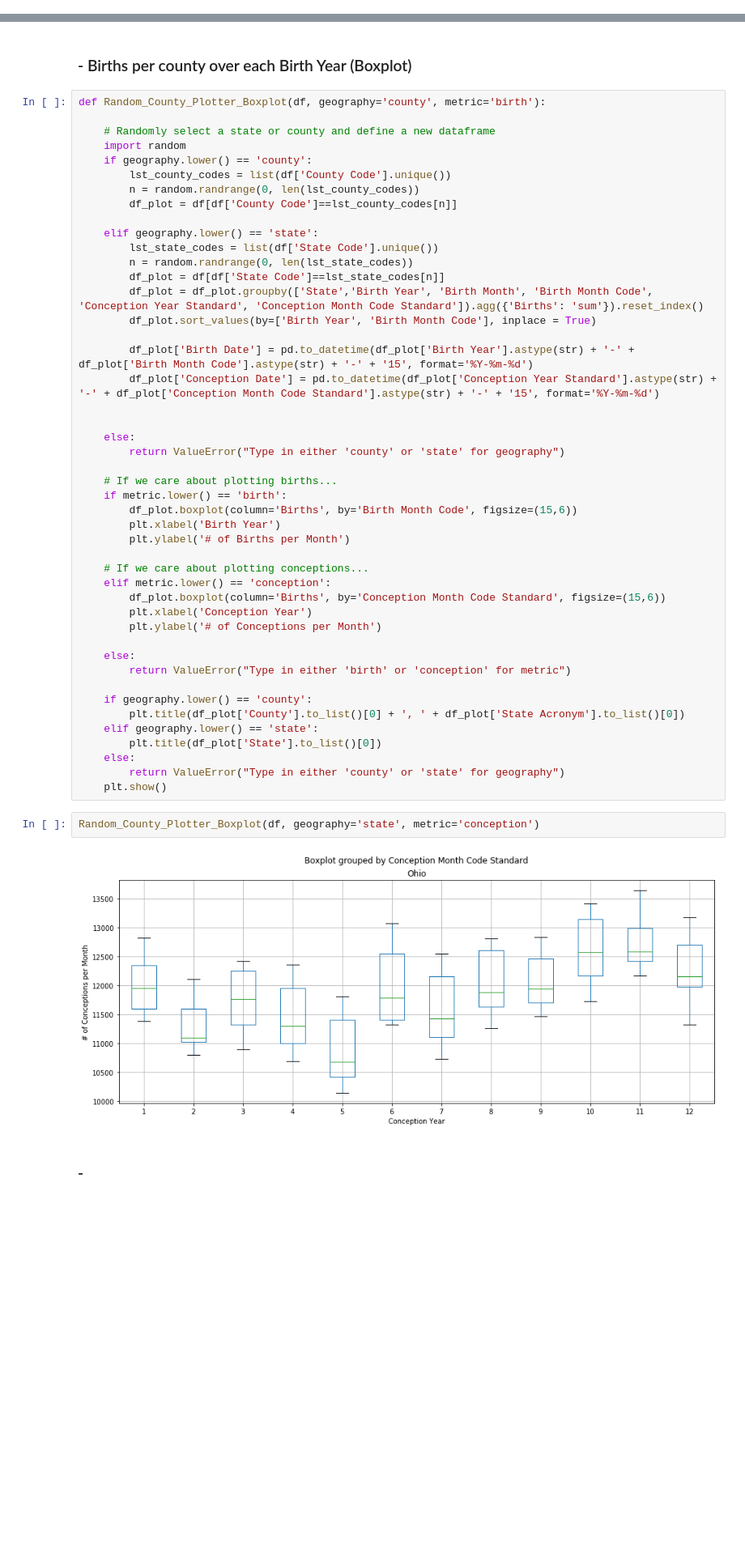
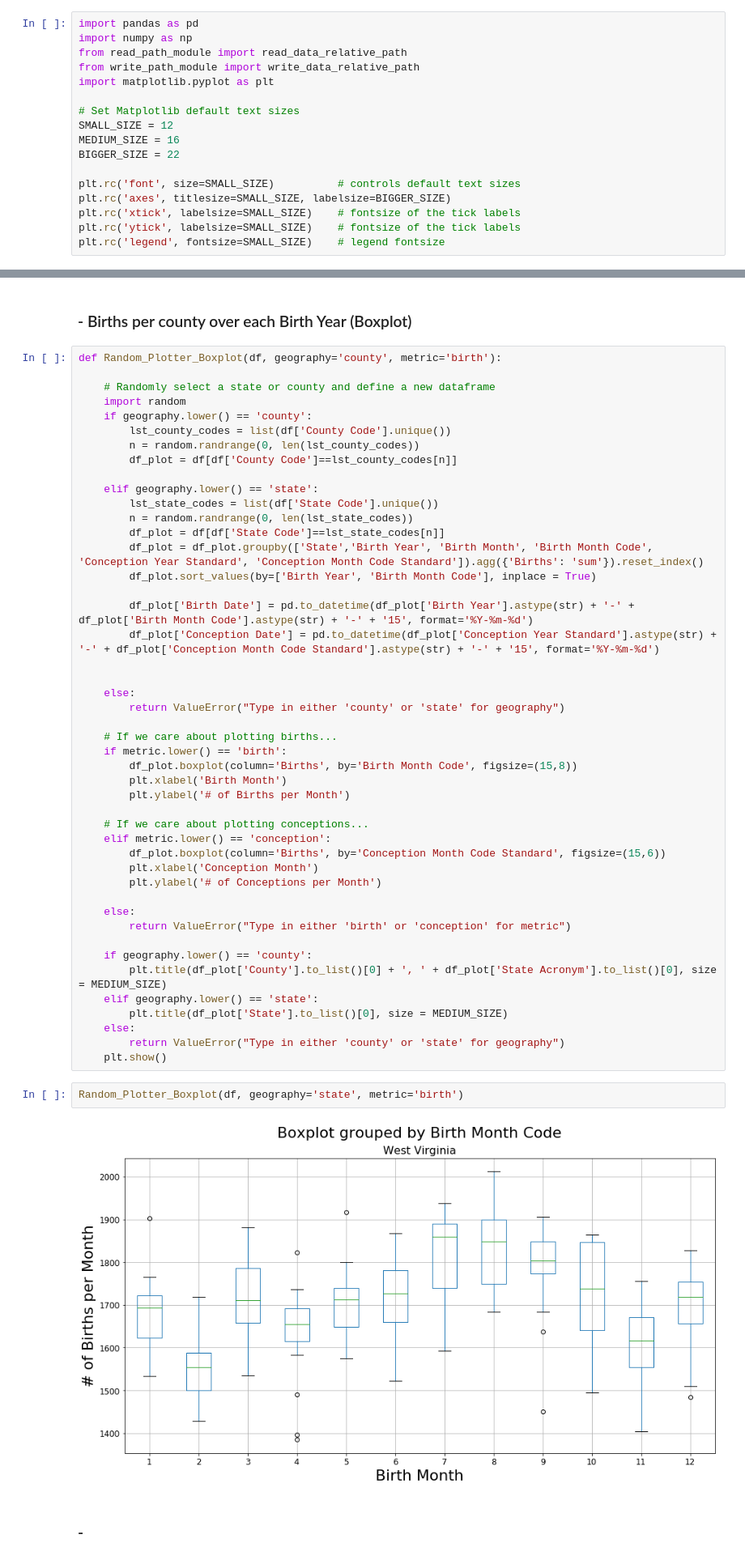
Before and after one commit to Data-Science-Link/Baby_Boom, a Jupyter notebook: scripts/EDA.ipynb, the cells around one changed output, grey strips where cells are left out. Shown: that part at 81% size. Cells and saved outputs as stored; diff of their text form; blank space fills up the shorter version.

```diff
--- a/scripts/EDA.ipynb
+++ b/scripts/EDA.ipynb
@@ -7,3 +1,20 @@ from write_path_module import write_data_relative_path
+# %%
+import pandas as pd
+import numpy as np
+from read_path_module import read_data_relative_path
+from write_path_module import write_data_relative_path
+import matplotlib.pyplot as plt
+
+# Set Matplotlib default text sizes
+SMALL_SIZE = 12
+MEDIUM_SIZE = 16
+BIGGER_SIZE = 22
+
+plt.rc('font', size=SMALL_SIZE)          # controls default text sizes
+plt.rc('axes', titlesize=SMALL_SIZE, labelsize=BIGGER_SIZE)
+plt.rc('xtick', labelsize=SMALL_SIZE)    # fontsize of the tick labels
+plt.rc('ytick', labelsize=SMALL_SIZE)    # fontsize of the tick labels
+plt.rc('legend', fontsize=SMALL_SIZE)    # legend fontsize
 # %% [markdown]
 ### - Import the dataset
 # %%
@@ -228,7 +231,7 @@ Random_County_Plotter_Scatter(df, geography='State', metric = 'birth')
 # %% [markdown]
 ### - Births per county over each Birth Year (Boxplot)
 # %%
-def Random_County_Plotter_Boxplot(df, geography='county', metric='birth'):
+def Random_Plotter_Boxplot(df, geography='county', metric='birth'):
 
     # Randomly select a state or county and define a new dataframe
     import random
@@ -253,30 +256,30 @@ def Random_County_Plotter_Boxplot(df, geography='county', metric='birth'):
 
     # If we care about plotting births...
     if metric.lower() == 'birth':
-        df_plot.boxplot(column='Births', by='Birth Month Code', figsize=(15,6))
-        plt.xlabel('Birth Year')
+        df_plot.boxplot(column='Births', by='Birth Month Code', figsize=(15,8))
+        plt.xlabel('Birth Month')
         plt.ylabel('# of Births per Month')
 
     # If we care about plotting conceptions...
     elif metric.lower() == 'conception':
         df_plot.boxplot(column='Births', by='Conception Month Code Standard', figsize=(15,6))
-        plt.xlabel('Conception Year')
+        plt.xlabel('Conception Month')
         plt.ylabel('# of Conceptions per Month')
 
     else:
         return ValueError("Type in either 'birth' or 'conception' for metric")
 
     if geography.lower() == 'county':
-        plt.title(df_plot['County'].to_list()[0] + ', ' + df_plot['State Acronym'].to_list()[0])
+        plt.title(df_plot['County'].to_list()[0] + ', ' + df_plot['State Acronym'].to_list()[0], size = MEDIUM_SIZE)
     elif geography.lower() == 'state':
-        plt.title(df_plot['State'].to_list()[0])
+        plt.title(df_plot['State'].to_list()[0], size = MEDIUM_SIZE)
     else:
         return ValueError("Type in either 'county' or 'state' for geography")
     plt.show()
 # %%
-Random_County_Plotter_Boxplot(df, geography='state', metric='conception')
+Random_Plotter_Boxplot(df, geography='state', metric='birth')
 # %% [output]
-[figure, old version]
+[figure, new version]
 # %% [markdown]
 ### -
 # %% [markdown]
```
Also changed, not shown: parts of 8 cells of this notebook, 3 other files.
